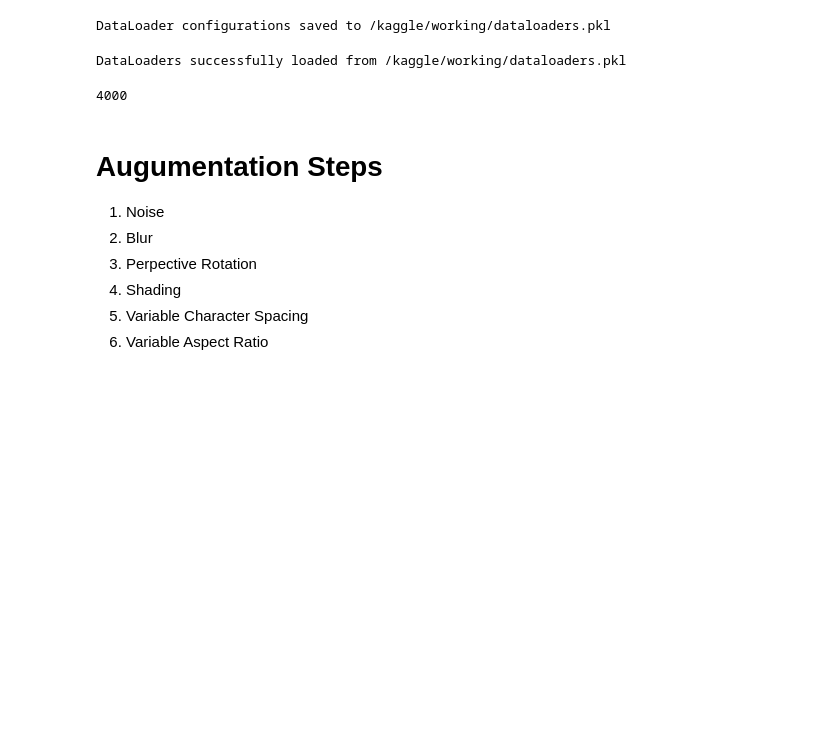
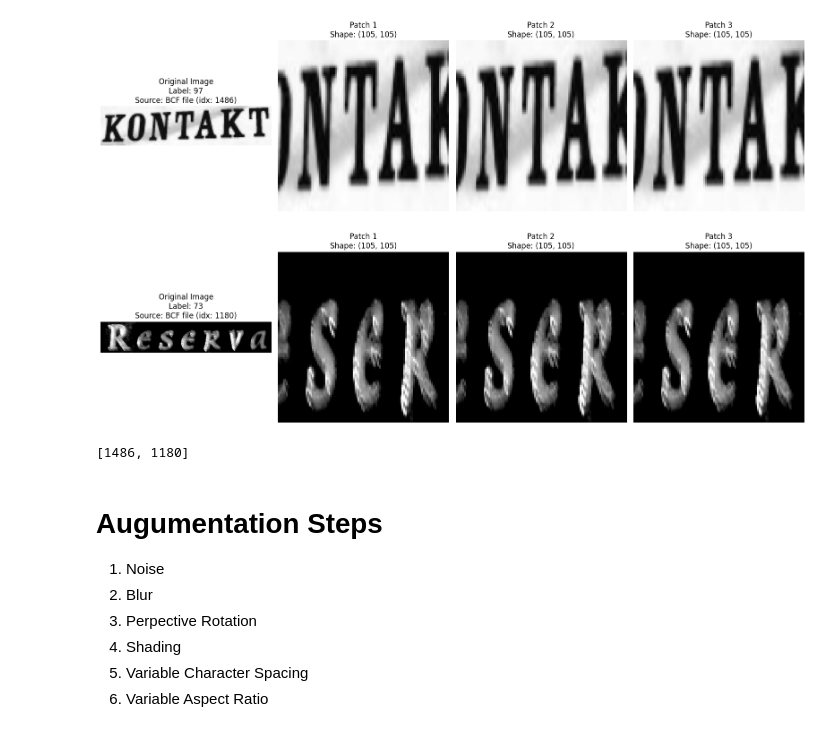
Before and after one commit to NguyenDucAnforwork/CV_20242, a Jupyter notebook: computer-vision.ipynb, the cells around one changed output. Cells and saved outputs as stored; diff of their text form; code cells hidden in the pictures; blank space fills up the shorter version.

Commit message:
Kaggle Notebook | computer_vision | Version 6

```diff
--- a/computer-vision.ipynb
+++ b/computer-vision.ipynb
@@ -217,7 +217,6 @@ from PIL import Image
 _ocr_reader = None
 
 def get_ocr_reader(languages=["en"]):
-    """Get or initialize the EasyOCR reader"""
     global _ocr_reader
     if _ocr_reader is None:
         _ocr_reader = easyocr.Reader(languages)
@@ -225,10 +224,6 @@ def get_ocr_reader(languages=["en"]):
 
 def extract_patches(image_array, num_patch=3, patch_size=(105, 105),
                     extract_text=True, min_text_coverage=0.3, max_attempts=20):
-    """
-    Extract patches after resizing image to fixed height (105), preserving aspect ratio.
-    Then randomly crop patches of size 105x105.
-    """
     patch_h, patch_w = patch_size
 
     # Determine if grayscale or color
@@ -252,7 +247,6 @@ def extract_patches(image_array, num_patch=3, patch_size=(105, 105),
 
     # === Step 2: Check if width is enough for patch ===
     if new_w < patch_w:
-        # Too narrow, cannot crop a patch
         return []
 
     # === Step 3: If not extracting text, return random crops ===
@@ -1042,0 +1268,2 @@ Loaded 202000 .bcf images.
+# %%
+dataset = load_dataset("/kaggle/working/real_test_dataset.pkl")
@@ -1161,49 +1409,21 @@ def load_dataloaders(filename='dataloaders.pkl', custom_collate_fn=None):
 # %%
-# Save your DataLoaders
-save_dataloaders(train_loader, val_loader, '/kaggle/working/dataloaders.pkl')
-
-# Later, load them with your custom collate function
-# from functools import partial
-# memory_efficient_collate = partial(memory_efficient_patch_collate_fn, patch_size_tuple=(105, 105))
-
-# train_loader, val_loader = load_dataloaders(
-#     'font_dataloaders.pkl',
-#     custom_collate_fn=memory_efficient_collate
-# )
+# load our dataloaders
+from functools import partial
+memory_efficient_collate = partial(memory_efficient_patch_collate_fn, patch_size_tuple=(105, 105))
+train_loader, val_loader = load_dataloaders(
+    '/kaggle/working/dataloaders.pkl',
+    custom_collate_fn=memory_efficient_collate
+)
-# %% [output]
-DataLoader configurations saved to /kaggle/working/dataloaders.pkl
-# %%
-from functools import partial
-memory_efficient_collate = partial(memory_efficient_patch_collate_fn, patch_size_tuple=(105, 105))
-train_loader, val_loader = load_dataloaders(
-    '/kaggle/working/dataloaders.pkl',
-    custom_collate_fn=memory_efficient_collate
-)
-# %% [output]
-DataLoaders successfully loaded from /kaggle/working/dataloaders.pkl
-# %%
-len(train_loader)
-# %% [output]
-4000
 # %%
-# Visualization some samples from the combined dataset (there's bug now, I'll try to fix it)
+# Visualization some samples from the combined dataset
+import matplotlib.pyplot as plt
+import numpy as np
+import random
+from PIL import Image, ImageFile
+from io import BytesIO
+import os
+
 def visualize_simple_images_and_patches(dataset, num_images=2, seed=None):
-    """
-    Visualizes full images and their extracted patches in a simple layout.
-    Shows images and their 3 patches in a clean format with error handling.
-
-    Args:
-        dataset: A CombinedImageDataset or BCFImagePatchDataset instance
-        num_images: Number of images to visualize (default: 2)
-        seed: Random seed for reproducibility
-    """
-    import matplotlib.pyplot as plt
-    import numpy as np
-    import random
-    from PIL import Image, ImageFile
-    from io import BytesIO
-    import os
-
     # Allow loading of truncated images
     ImageFile.LOAD_TRUNCATED_IMAGES = True
 
@@ -1304,34 +1524,37 @@ def visualize_simple_images_and_patches(dataset, num_images=2, seed=None):
             if patches and len(patches) > 0:
                 for j in range(3):
                     if j < len(patches):
                         patch = patches[j]
                         axes[i, j+1].imshow(patch, cmap='gray')
                         axes[i, j+1].set_title(f"Patch {j+1}\nShape: {patch.shape}")
                     else:
                         # No more patches to display
                         axes[i, j+1].text(0.5, 0.5, "No patch", ha='center', va='center')
                     axes[i, j+1].axis('off')
             else:
                 # No patches for this image
                 for j in range(3):
                     axes[i, j+1].text(0.5, 0.5, "No patches extracted", ha='center', va='center')
                     axes[i, j+1].axis('off')
 
         except Exception as e:
             print(f"Error processing index {idx}: {e}")
             # Create error message in subplot
             for j in range(4):
                 axes[i, j].text(0.5, 0.5, f"Error: {str(e)[:50]}...", ha='center', va='center')
                 axes[i, j].axis('off')
 
     plt.tight_layout()
     plt.show()
 
     # Return the indices we used (helpful for debugging)
     return valid_indices
 
 # Example usage:
-visualize_simple_images_and_patches(combined_dataset)
+visualize_simple_images_and_patches(dataset)
+# %% [output]
+[figure, added]
+[1486, 1180]
 # %%
 for batch in train_loader:
     images, labels = batch
```
Also changed, not shown: parts of 35 cells of this notebook.
